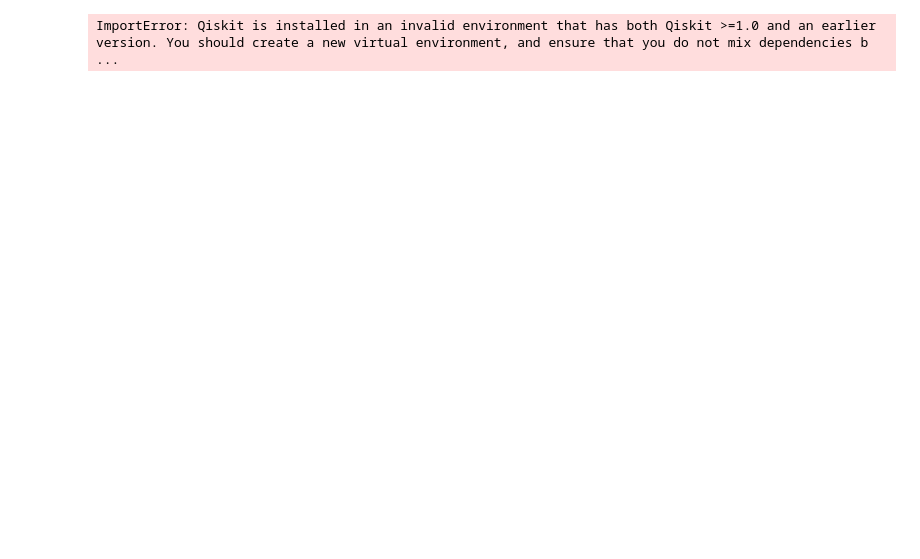
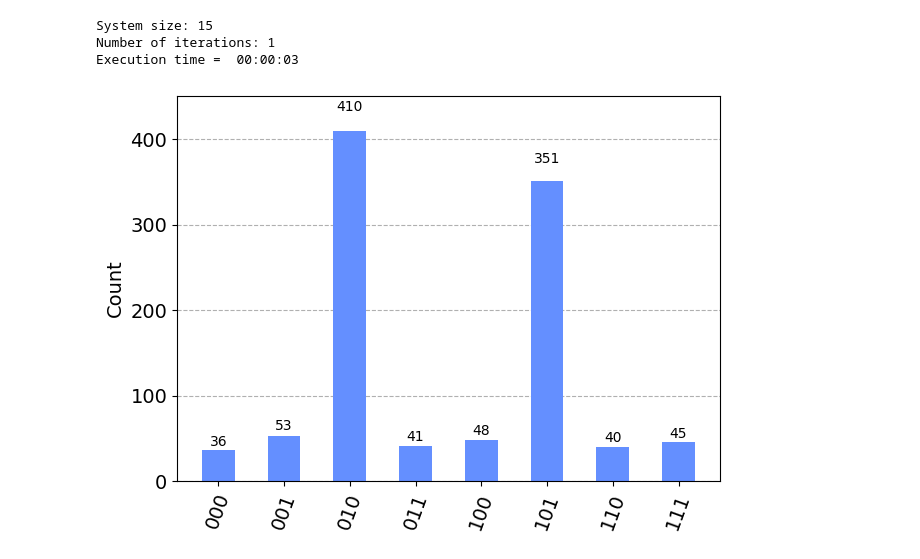
Before and after one commit to renatawong/quantum-maxcut, a Jupyter notebook: quantum_maxcut_optimized_noisy_simulator.ipynb, the cells around one changed output. Drawn from its saved outputs; the diff is of its cells as text; code cells hidden in the pictures; blank space fills up the shorter version.

```diff
--- a/quantum_maxcut_optimized_noisy_simulator.ipynb
+++ b/quantum_maxcut_optimized_noisy_simulator.ipynb
@@ -11,6 +11,7 @@ by Weng-Long Chang, Renata Wong, Yu-Hao Chen, Wen-Yu Chung, Ju-Chin Chen, and At
 
 from qiskit import QuantumCircuit, QuantumRegister, ClassicalRegister, transpile
 import numpy as np
+import time
 
 
 '''
@@ -129,6 +130,8 @@ For Fig. 1 in the paper, we set the number of solutions to 2.
 
 YOU MAY NEED TO ADJUST THE NUMBER OF SOLUTIONS.
 '''
+
+
 
 num_solutions = 2
 num_runs = int(np.ceil(np.pi * np.sqrt((2**num_vertices) / num_solutions)) / 4)
@@ -266,35 +269,45 @@ for run in range(num_runs):
 Measurement
 '''
 
 cuts = []
 
 for i in range(len(x_reg)):
     cuts.append(x_reg[i])
 
 # Reverse the order in which the output is shown so that it can be read from left to right.
 cuts.reverse()
 
 
 qc.measure(cuts, readout)
 
 #from qiskit import Aer, execute
 from qiskit.visualization import plot_histogram
 from qiskit.providers.fake_provider import GenericBackendV2
 
-backend = GenericBackendV2(num_qubits=5)
+backend = GenericBackendV2(num_qubits=15)
+
+start_time = time.time()
 
 # Transpile the ideal circuit to a circuit that can be directly executed by the backend
 transpiled_circuit = transpile(qc, backend)
 transpiled_circuit.draw('mpl')
 
 job = backend.run(transpiled_circuit)
+
+elapsed_time = time.time() - start_time
+print("Execution time = ", time.strftime("%H:%M:%S", time.gmtime(elapsed_time)))
+
+
 counts = job.result().get_counts()
 plot_histogram(counts)
 
 # Uncomment to save the output
 #plot_histogram(counts).savefig('example.svg')
 # %% [output]
-ImportError: Qiskit is installed in an invalid environment that has both Qiskit >=1.0 and an earlier version. You should create a new virtual environment, and ensure that you do not mix dependencies b ...
+System size: 15
+Number of iterations: 1
+Execution time =  00:00:03
+[figure, added]
 # %%
 qc.draw('mpl')
 # %% [output]
```
Also changed, not shown: parts of 3 cells of this notebook.
